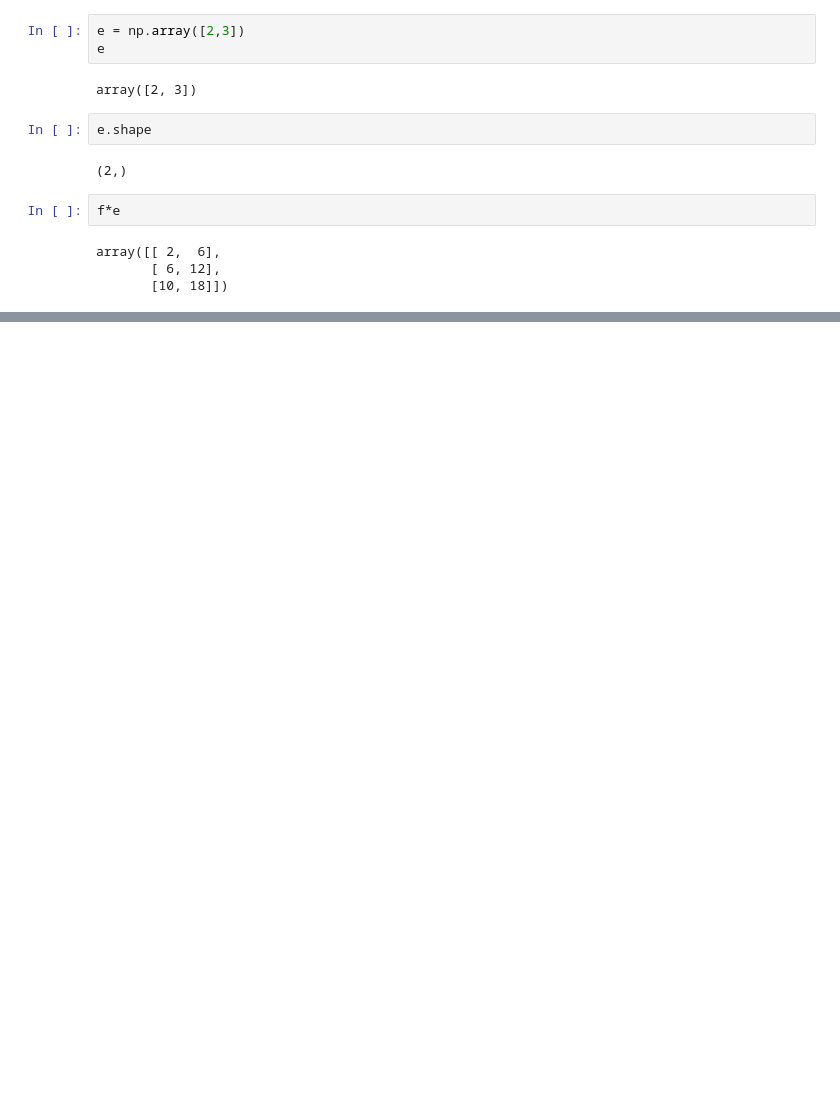
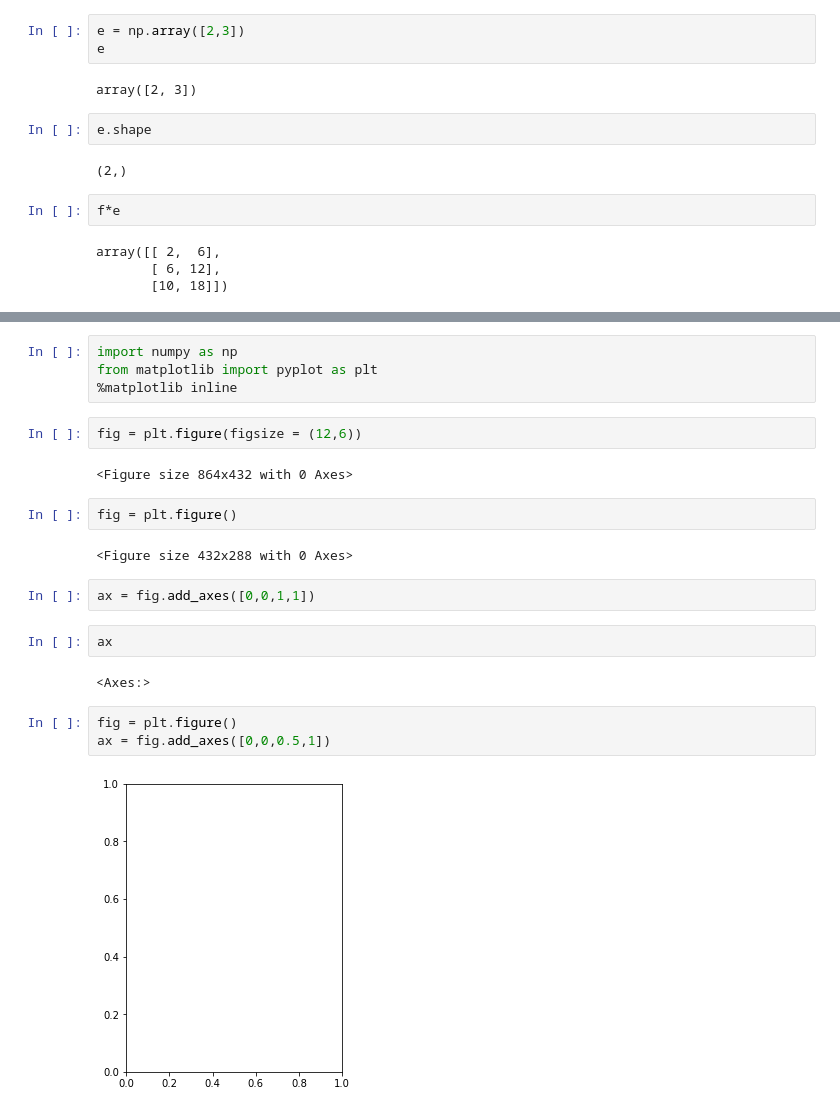
Before and after one commit to YuweiZJ/rces-lecture, a Jupyter notebook: Untitled.ipynb, the cells around one changed output, grey strips where cells are left out. Drawn from its saved outputs; the diff is of its cells as text; blank space fills up the shorter version.

```diff
--- a/Untitled.ipynb
+++ b/Untitled.ipynb
@@ -959,0 +964,23 @@ array([[ 2,  6],
+# %%
+import numpy as np
+from matplotlib import pyplot as plt
+%matplotlib inline
+# %%
+fig = plt.figure(figsize = (12,6))
+# %% [output]
+<Figure size 864x432 with 0 Axes>
+# %%
+fig = plt.figure()
+# %% [output]
+<Figure size 432x288 with 0 Axes>
+# %%
+ax = fig.add_axes([0,0,1,1])
+# %%
+ax
+# %% [output]
+<Axes:>
+# %%
+fig = plt.figure()
+ax = fig.add_axes([0,0,0.5,1])
+# %% [output]
+[figure, added]
```
Also changed, not shown: parts of 29 cells of this notebook.
